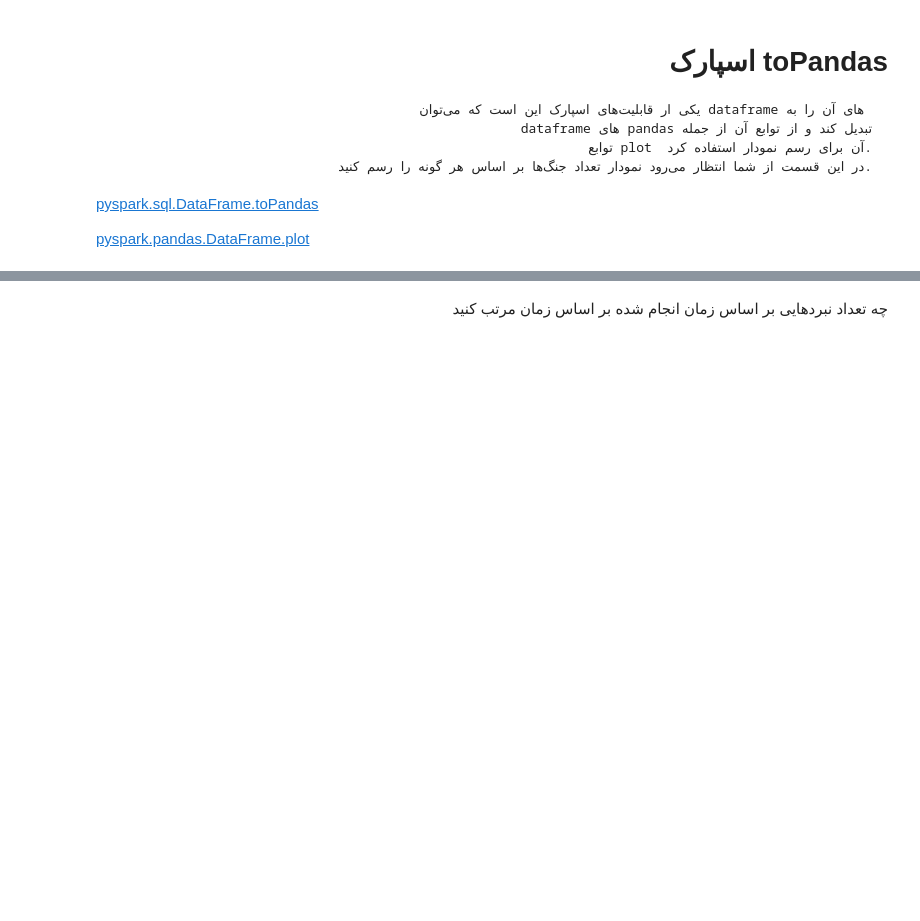
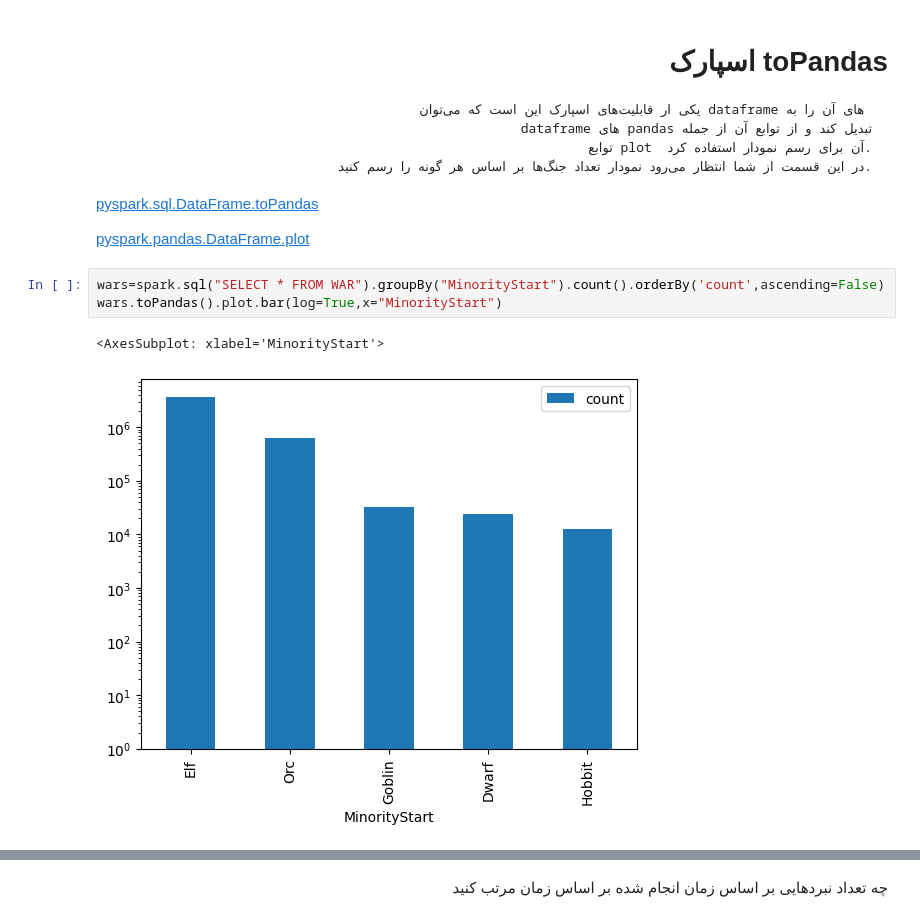
Before and after one commit to mohamadch91/cloudComputing-HWs, a Jupyter notebook: HW3/shared_dir/spark-assignment.ipynb, the cells around one changed output, grey strips where cells are left out. Saved outputs shown, nothing was run; the diff lists cells and outputs as text; blank space fills up the shorter version.

```diff
--- a/HW3/shared_dir/spark-assignment.ipynb
+++ b/HW3/shared_dir/spark-assignment.ipynb
@@ -255,6 +287,12 @@ War.printSche
 [pyspark.sql.DataFrame.toPandas](https://spark.apache.org/docs/latest/api/python/reference/pyspark.sql/api/pyspark.sql.DataFrame.toPandas.html)
 
 [pyspark.pandas.DataFrame.plot](https://spark.apache.org/docs/3.2.1/api/python/reference/pyspark.pandas/api/pyspark.pandas.DataFrame.plot.html)
+# %%
+wars=spark.sql("SELECT * FROM WAR").groupBy("MinorityStart").count().orderBy('count',ascending=False)
+wars.toPandas().plot.bar(log=True,x="MinorityStart")
+# %% [output]
+<AxesSubplot: xlabel='MinorityStart'>
+[figure, added]
 # %% [markdown]
 ### Expected
 ![image](expected_answers/plotlib.png)
```
Also changed, not shown: parts of 6 cells of this notebook.
